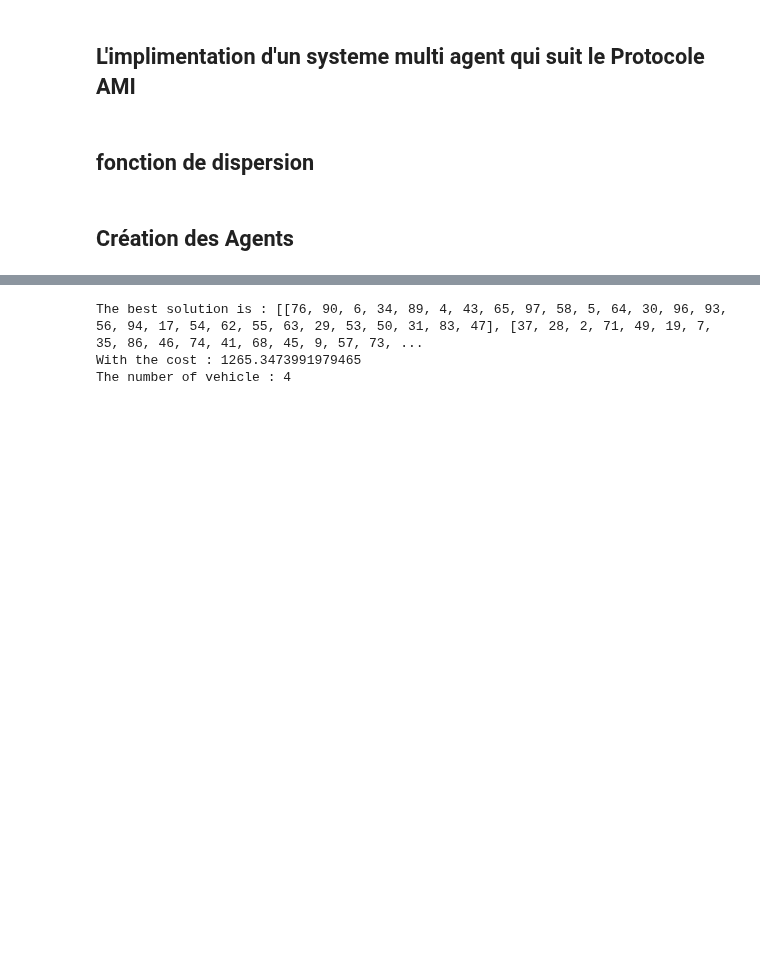
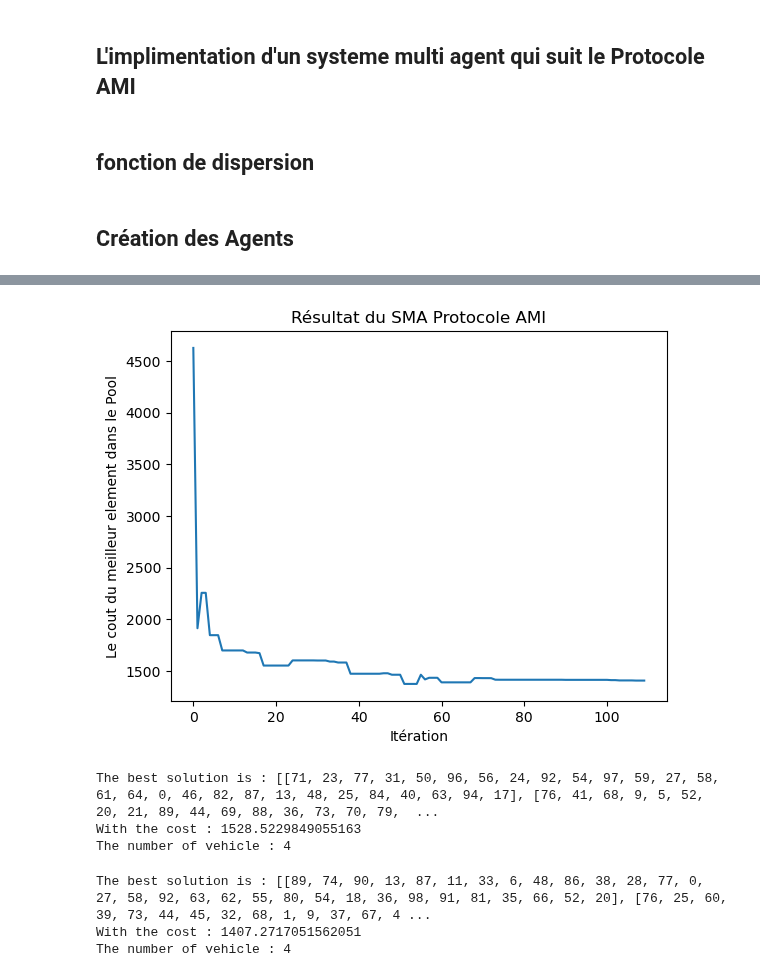
Before and after one commit to Centrale-Project/ICO_Project, a Jupyter notebook: protocole_ami.ipynb, the cells around one changed output, grey strips where cells are left out. Cells and saved outputs as stored; diff of their text form; code cells hidden in the pictures; blank space fills up the shorter version.

```diff
--- a/protocole_ami.ipynb
+++ b/protocole_ami.ipynb
@@ -214,11 +231,27 @@ plt.savefig('Résultats/Résultat_sma_ami1')
+# %%
+plt.plot(results['pool_min'])
+plt.title("Résultat du SMA Protocole AMI")
+plt.xlabel("Itération")
+plt.ylabel("Le cout du meilleur element dans le Pool")
+plt.savefig('Résultats/Résultat_sma_ami1')
+# %% [output]
+[figure, added]
 # %%
-print('The best solution is :' ,get_route_version2(get_the_best_solution(sma_env),time_window,Q))
-print('With the cost :' , cout(get_route_version2(get_the_best_solution(sma_env),time_window,Q)))
-print('The number of vehicle :' ,len(get_route_version2(get_the_best_solution(sma_env),time_window,Q)))
+print('The best solution is :' ,get_the_best_solution(sma_env))
+print('With the cost :' , cout(get_the_best_solution(sma_env)))
+print('The number of vehicle :' ,len(get_the_best_solution(sma_env)))
 # %% [output]
-The best solution is : [[76, 90, 6, 34, 89, 4, 43, 65, 97, 58, 5, 64, 30, 96, 93, 56, 94, 17, 54, 62, 55, 63, 29, 53, 50, 31, 83, 47], [37, 28, 2, 71, 49, 19, 7, 35, 86, 46, 74, 41, 68, 45, 9, 57, 73, ...
-With the cost : 1265.3473991979465
+The best solution is : [[71, 23, 77, 31, 50, 96, 56, 24, 92, 54, 97, 59, 27, 58, 61, 64, 0, 46, 82, 87, 13, 48, 25, 84, 40, 63, 94, 17], [76, 41, 68, 9, 5, 52, 20, 21, 89, 44, 69, 88, 36, 73, 70, 79,  ...
+With the cost : 1528.5229849055163
 The number of vehicle : 4
+# %%
+print('The best solution is :' ,get_the_best_solution(sma_env))
+print('With the cost :' , cout(get_the_best_solution(sma_env)))
+print('The number of vehicle :' ,len(get_the_best_solution(sma_env)))
+# %% [output]
+The best solution is : [[89, 74, 90, 13, 87, 11, 33, 6, 48, 86, 38, 28, 77, 0, 27, 58, 92, 63, 62, 55, 80, 54, 18, 36, 98, 91, 81, 35, 66, 52, 20], [76, 25, 60, 39, 73, 44, 45, 32, 68, 1, 9, 37, 67, 4 ...
+With the cost : 1407.2717051562051
+The number of vehicle : 4
 # %%
 import folium
 
```
Also changed, not shown: parts of 13 cells of this notebook, 2 other files.
